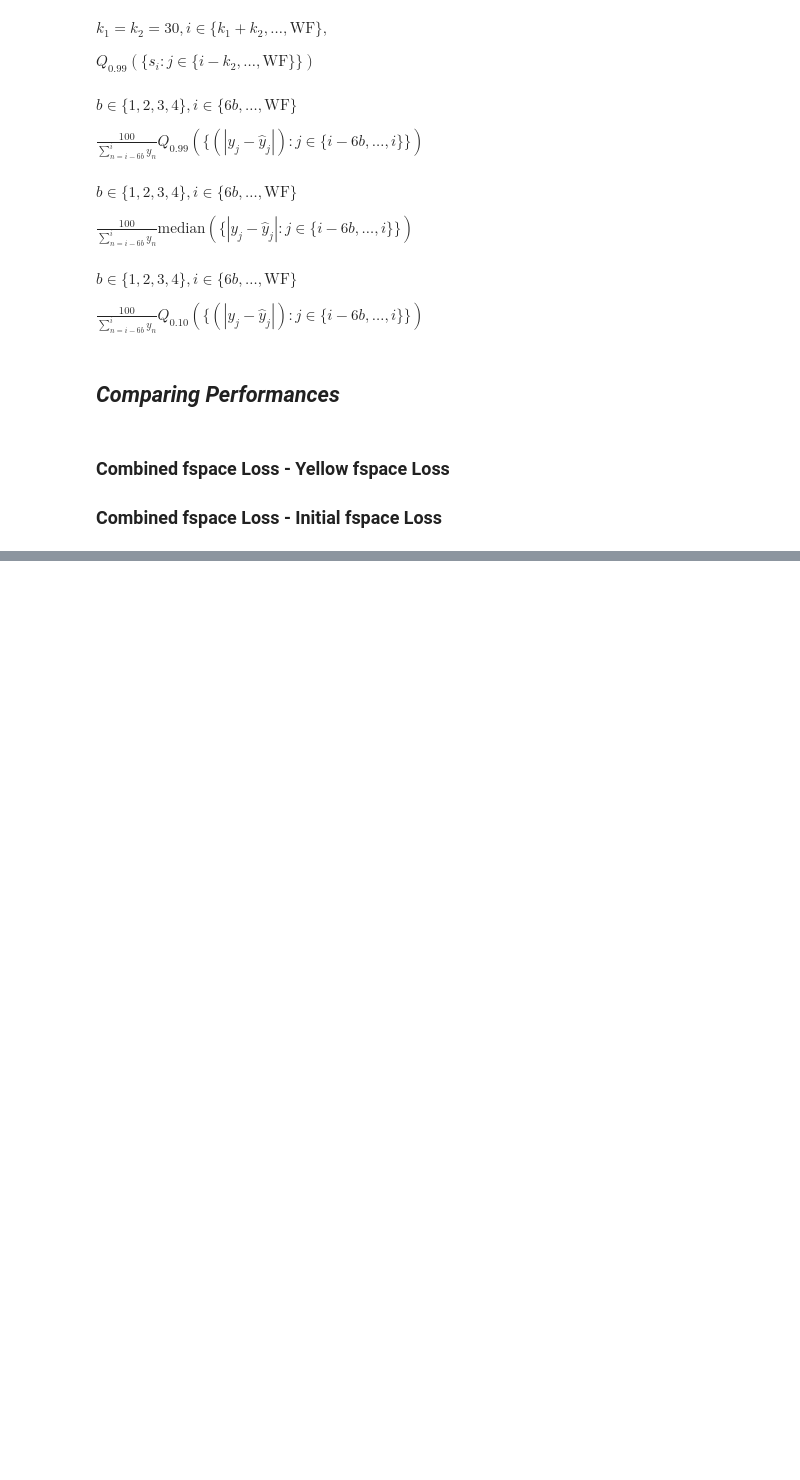
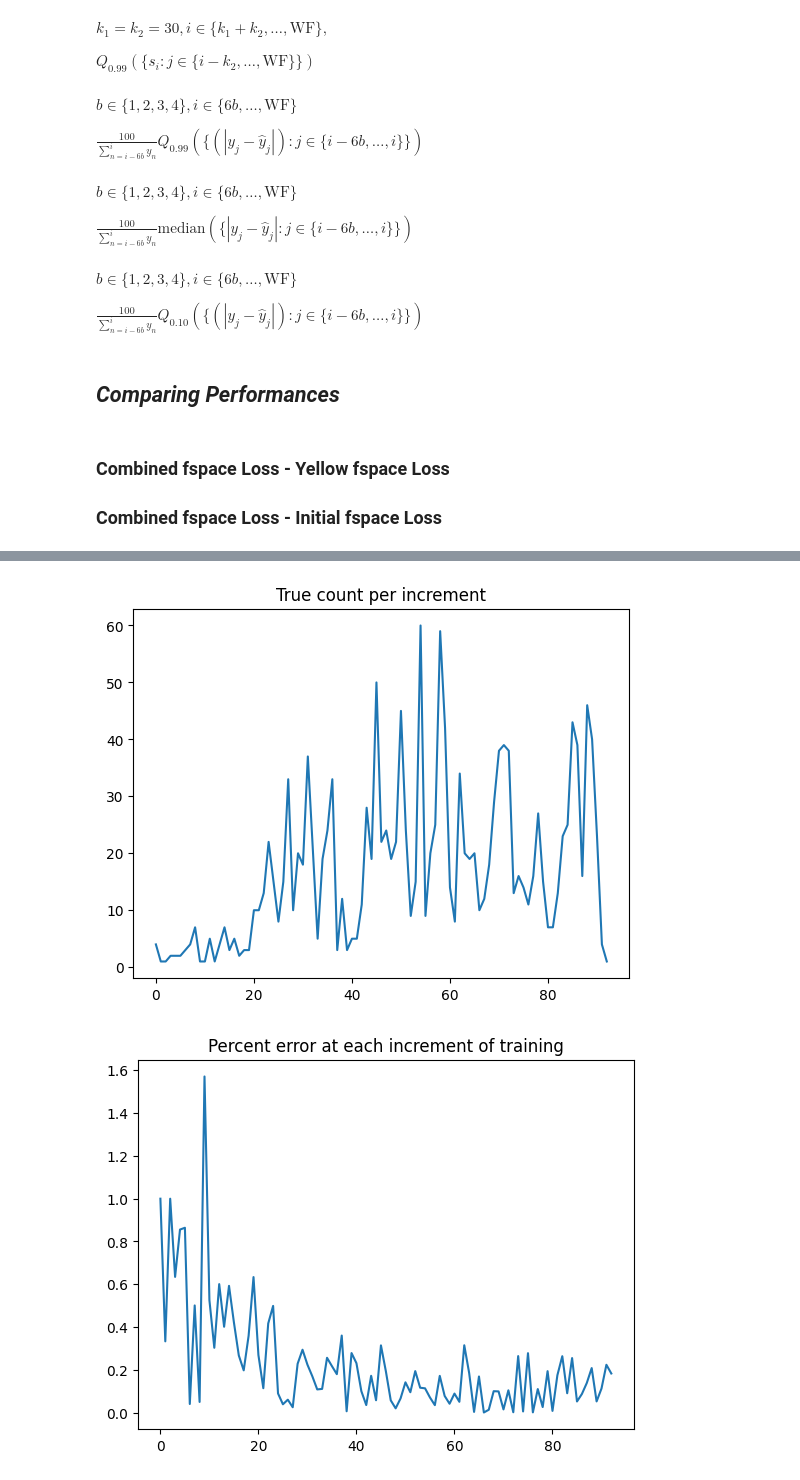
Before and after one commit to Jairik/Chick-Counting, a Jupyter notebook: rgb/mm_tp.ipynb, the cells around one changed output, grey strips where cells are left out. Saved outputs shown, nothing was run; the diff lists cells and outputs as text; code cells hidden in the pictures; blank space fills up the shorter version.

Commit message:
saving visualizations locally to ipynb. Logan: Expand iou dimension, then evaluate notebook again, then formalize and finalize documentation and approach for complete presentation.

```diff
--- a/rgb/mm_tp.ipynb
+++ b/rgb/mm_tp.ipynb
@@ -765,10 +765,10 @@ def walk_forward_eval(event_frames, event_feats, L_frames, cum_true, TrainerCtor
     return inc_pred, cum_pred, metrics
 
 
-inc_pred, cum_pred, metrics = walk_forward_eval(event_tuple[0], event_tuple[1], report['frame_index'].values, report['cum_true'].values,
-                                                TrainerCtor=lambda: GroupedSoftplusSGDVector(lr=5e-3, epochs=500, l2=1e-2, clip=2.0,
-                                                 report_every=50, early_stop_patience=50),
-                                                 verbose=True)
+#inc_pred, cum_pred, metrics = walk_forward_eval(event_tuple[0], event_tuple[1], report['frame_index'].values, report['cum_true'].values,
+#                                                TrainerCtor=lambda: GroupedSoftplusSGDVector(lr=5e-3, epochs=500, l2=1e-2, clip=2.0,
+#                                                 report_every=50, early_stop_patience=50),
+#                                                 verbose=True)
 # %%
 import matplotlib.pyplot as plt
 
@@ -1083,3 +1083,20 @@ for i in range(4):
 
     plt.tight_layout()
     plt.show()
+# %%
+import numpy as np
+import dill as pickle
+with open('bb_iou_50.pkl', 'rb') as file:
+    tmp_load = pickle.load(file)
+    trainer, event_tuple, report, metrics = tmp_load
+
+inc_pred, cum_pred, metrics = walk_forward_eval(event_tuple[0], event_tuple[1], report['frame_index'].values, report['cum_true'].values,
+    TrainerCtor=lambda: GroupedSoftplusSGDVector(lr=0.5, epochs=10, l2=5e-4, clip=2.0,
+    report_every=50, early_stop_patience=50),
+    verbose=True)
+
+inc_true = report['inc_true'].values
+cum_true = np.cumsum(inc_true)
+
+errs = inc_pred - inc_true
+yhat_perf = abs(errs/(inc_true))
@@ -1085,0 +1114,18 @@ for i in range(4):
+# %%
+import matplotlib.pyplot as plt
+
+errs = inc_pred - inc_true
+yhat_perf = abs(errs/(inc_true))
+
+plt.plot(inc_true)
+plt.title('True count per increment')
+plt.show()
+plt.plot(yhat_perf)
+plt.title('Percent error at each increment of training')
+plt.show()
+plt.scatter(inc_true, inc_pred/inc_true)
+plt.title('Size of increment vs scale of prediction error')
+plt.show()
+# %% [output]
+[figure, added]
+[figure, added]
```
Also changed, not shown: parts of 5 cells of this notebook.
